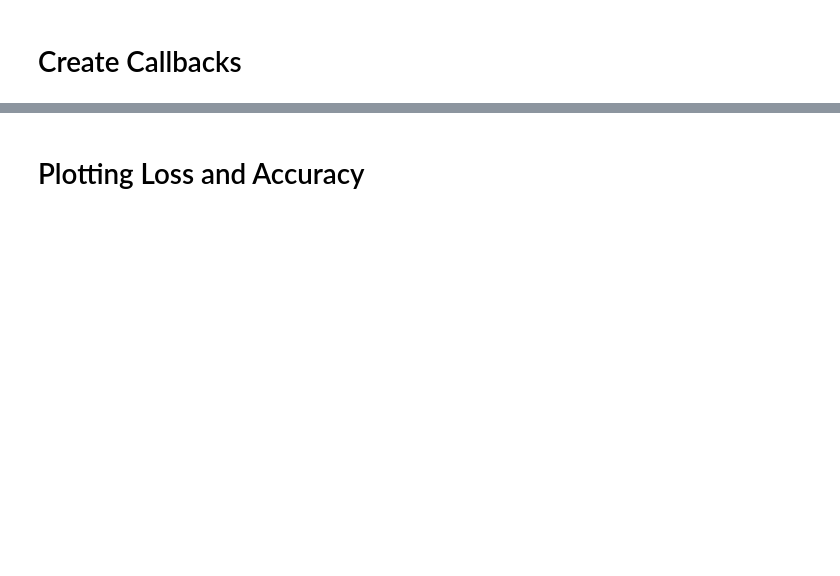
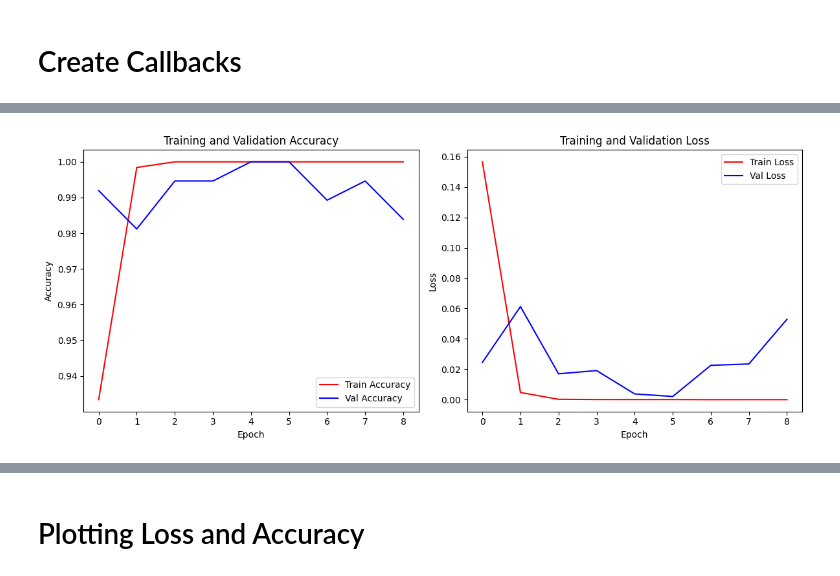
Before and after one commit to yhlyyuu/ML, a Jupyter notebook: rockpaperscissors_CNN.ipynb, the cells around one changed output, grey strips where cells are left out. Cells and saved outputs as stored; diff of their text form; code cells hidden in the pictures; blank space fills up the shorter version.

```diff
--- a/rockpaperscissors_CNN.ipynb
+++ b/rockpaperscissors_CNN.ipynb
@@ -236,0 +267,14 @@ print('Accuracy: {:.2f}%'.format(results[1]*100))
+# %%
+model.compile(
+    optimizer=tf.keras.optimizers.Adam(learning_rate=1e-4),
+    loss='sparse_categorical_crossentropy',
+    metrics=['accuracy']
+)
+# %%
+# 5. 訓練模型
+history = model.fit(
+    train_ds,
+    validation_data=test_ds,
+    epochs=10,
+    callbacks=[reduce_lr, early_stop]
+)
@@ -236,0 +300,36 @@ print('Accuracy: {:.2f}%'.format(results[1]*100))
+# %%
+
+# --- 1️⃣ 繪製 Accuracy 與 Loss 曲線 ---
+def plot_history(history):
+    acc = history.history['accuracy']
+    val_acc = history.history['val_accuracy']
+    loss = history.history['loss']
+    val_loss = history.history['val_loss']
+    epochs = range(len(acc))
+
+    plt.figure(figsize=(12, 5))
+
+    # Accuracy plot
+    plt.subplot(1, 2, 1)
+    plt.plot(epochs, acc, 'r', label='Train Accuracy')
+    plt.plot(epochs, val_acc, 'b', label='Val Accuracy')
+    plt.title('Training and Validation Accuracy')
+    plt.xlabel('Epoch')
+    plt.ylabel('Accuracy')
+    plt.legend()
+
+    # Loss plot
+    plt.subplot(1, 2, 2)
+    plt.plot(epochs, loss, 'r', label='Train Loss')
+    plt.plot(epochs, val_loss, 'b', label='Val Loss')
+    plt.title('Training and Validation Loss')
+    plt.xlabel('Epoch')
+    plt.ylabel('Loss')
+    plt.legend()
+
+    plt.tight_layout()
+    plt.show()
+
+plot_history(history)
+# %% [output]
+[figure, added]
```
Also changed, not shown: parts of 18 cells of this notebook.
